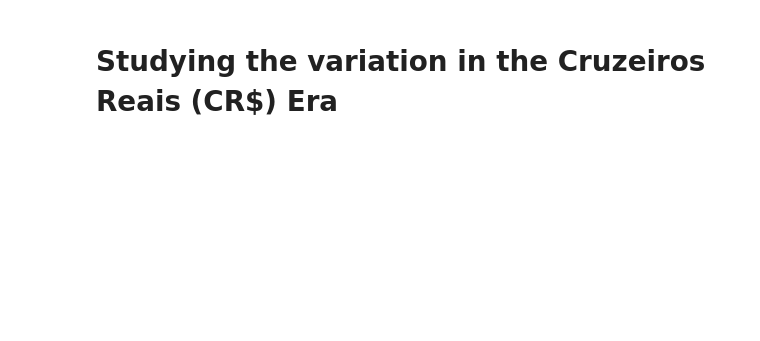
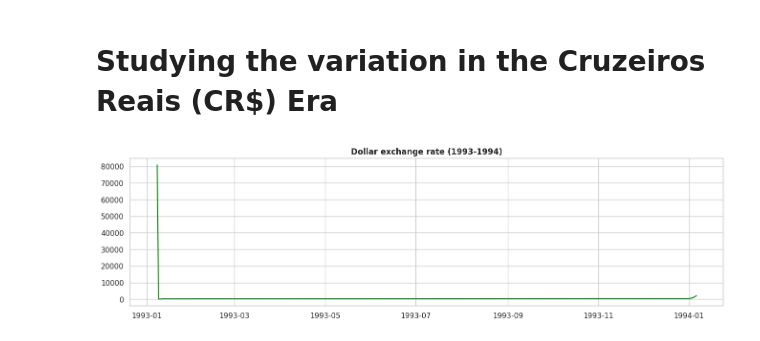
Before and after one commit to guilhermelaviola/MinimumWage, a Jupyter notebook: MinimumWageBrazil.ipynb, the cells around one changed output. Saved outputs shown, nothing was run; the diff lists cells and outputs as text; code cells hidden in the pictures; blank space fills up the shorter version.

```diff
--- a/MinimumWageBrazil.ipynb
+++ b/MinimumWageBrazil.ipynb
@@ -198,2 +198,10 @@ plt.show()
 # %% [markdown]
 # **Studying the variation in the Cruzeiros Reais (CR$) Era**
+# %%
+# Displaying the US Dollar exchange rate variation in Brazil between 1993 and 1994:
+plt.figure(figsize = (16, 4))
+plt.title('Dollar exchange rate (1993-1994)', fontweight = 'bold')
+plt.plot(cruzeiros_reais['Month/Year'], cruzeiros_reais['Dolar exchange rate'], color = 'green')
+plt.show()
+# %% [output]
+[figure, added]
```
Also changed, not shown: parts of 3 cells of this notebook.
